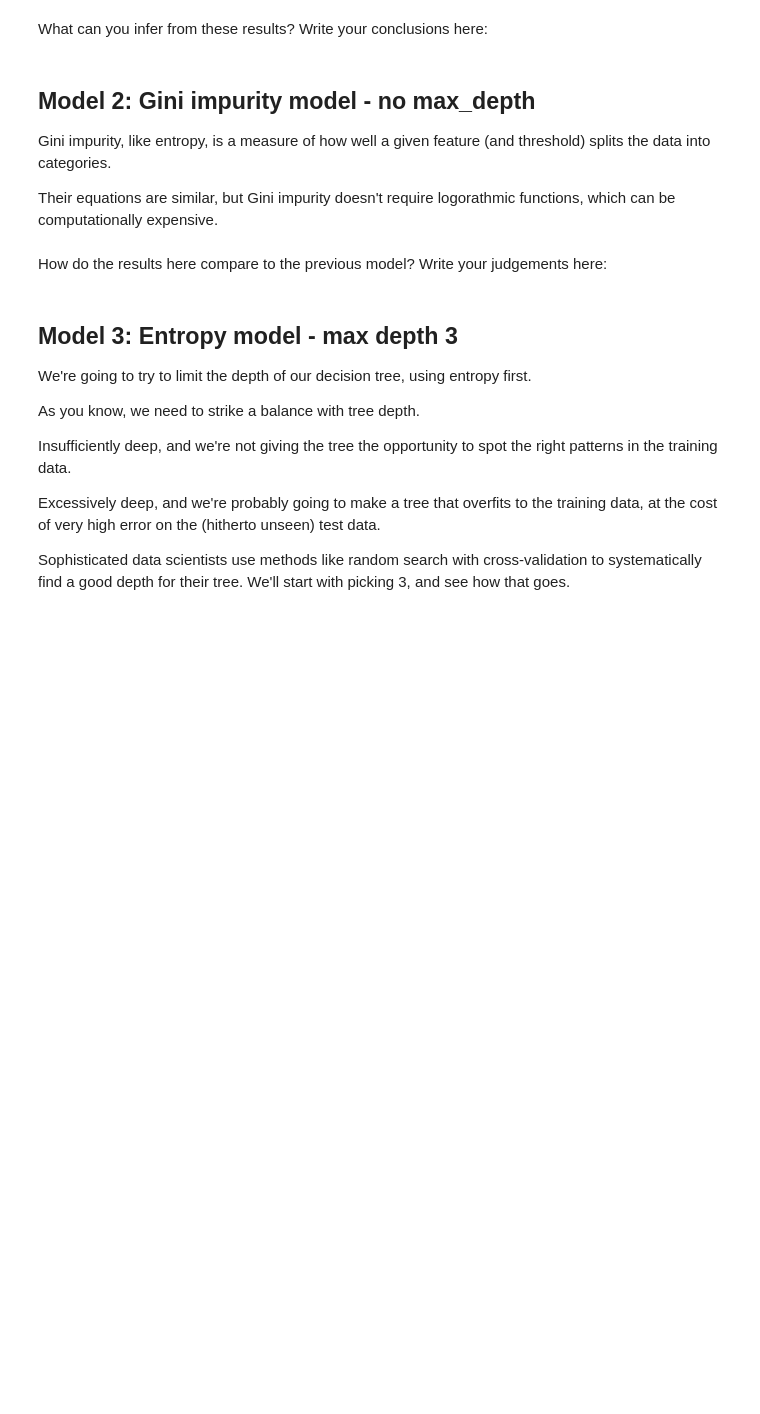
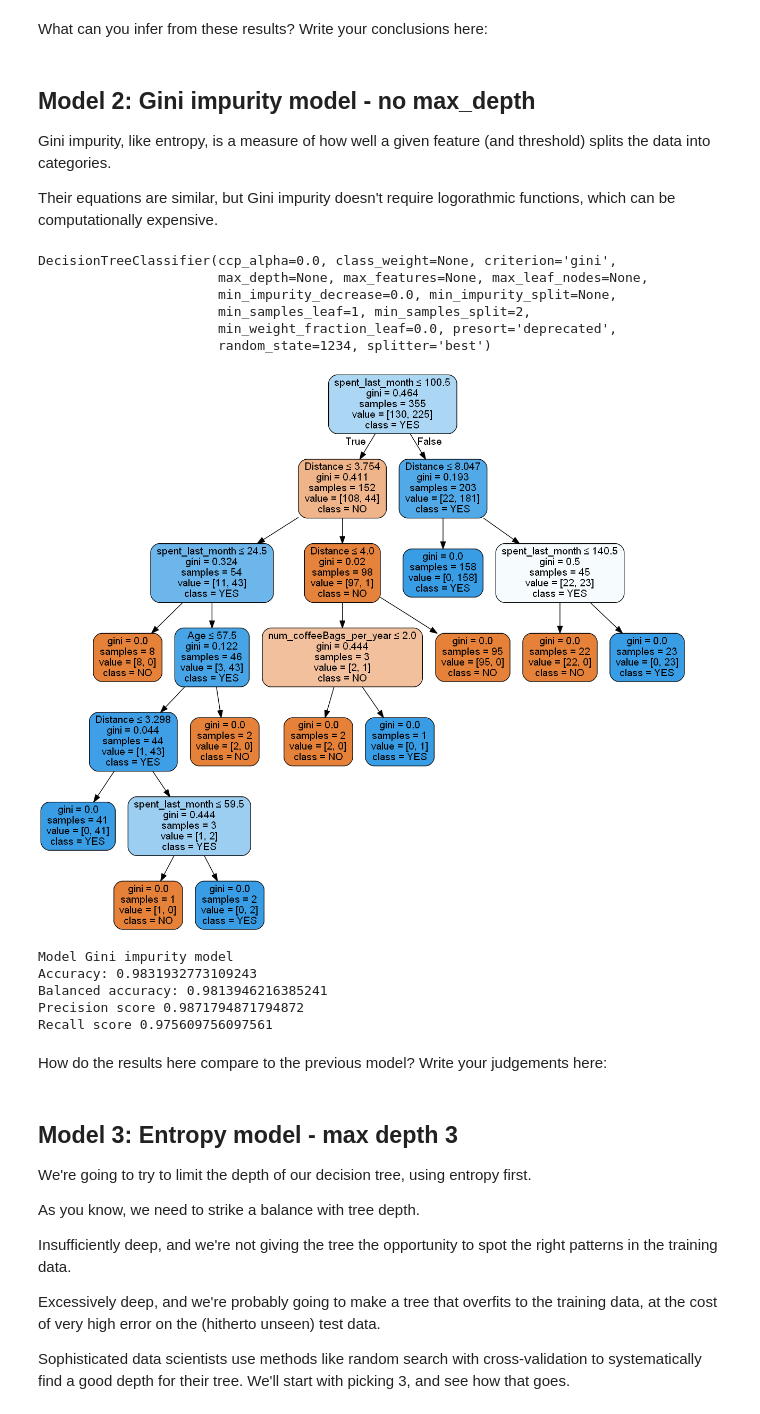
Before and after one commit to salman-pasha/DecisionTree, a Jupyter notebook: Springboard Decision Tree Specialty Coffee Case Study - Tier 3.ipynb, the cells around one changed output. Cells and saved outputs as stored; diff of their text form; code cells hidden in the pictures; blank space fills up the shorter version.

```diff
--- a/Springboard Decision Tree Specialty Coffee Case Study - Tier 3.ipynb
+++ b/Springboard Decision Tree Specialty Coffee Case Study - Tier 3.ipynb
@@ -438,26 +446,39 @@ Their equations are similar, but Gini impurity doesn't require logorathmic funct
 # %%
 # Make a variable called gini_model, and assign it exactly what you assigned entr_model with above, but with the
 # criterion changed to 'gini'
-_ _ _
+gini_model = tree.DecisionTreeClassifier(criterion='gini',random_state=1234)
 
 # Call fit() on the gini_model as you did with the entr_model
-_ _ _
+gini_model.fit(X_train,y_train)
 
 # Call predict() on the gini_model as you did with the entr_model
-_ _ _
+y_pred = gini_model.predict(X_test)
 
 # Turn y_pred into a series, as before
-_ _ _
+y_pred = pd.Series(y_pred)
 
 # Check out gini_model
-_ _ _
+gini_model
+# %% [output]
+DecisionTreeClassifier(ccp_alpha=0.0, class_weight=None, criterion='gini',
+                       max_depth=None, max_features=None, max_leaf_nodes=None,
+                       min_impurity_decrease=0.0, min_impurity_split=None,
+                       min_samples_leaf=1, min_samples_split=2,
+                       min_weight_fraction_leaf=0.0, presort='deprecated',
+                       random_state=1234, splitter='best')
 # %%
 # As before, but make the model name gini_model
-_ _ _
-_ _ _
+dot_data = StringIO()
+
+tree.export_graphviz(gini_model, out_file=dot_data,
+                filled=True, rounded=True,
+                special_characters=True, feature_names=X_train.columns,class_names = ["NO", "YES"])
 
 # Alternatively for class_names use gini_model.classes_
-_ _ _
+graph = pydotplus.graph_from_dot_data(dot_data.getvalue())
+Image(graph.create_png())
+# %% [output]
+[figure, added]
 # %%
 # Run this block for model evaluation
 print("Model Gini impurity model")
@@ -465,6 +486,12 @@ print("Accuracy:", metrics.accuracy_score(y_test,y_pred))
 print("Balanced accuracy:", metrics.balanced_accuracy_score(y_test,y_pred))
 print('Precision score' , metrics.precision_score(y_test,y_pred, pos_label = "YES"))
 print('Recall score' , metrics.recall_score(y_test,y_pred, pos_label = "NO"))
+# %% [output]
+Model Gini impurity model
+Accuracy: 0.9831932773109243
+Balanced accuracy: 0.9813946216385241
+Precision score 0.9871794871794872
+Recall score 0.975609756097561
 # %% [markdown]
 How do the results here compare to the previous model? Write your judgements here:
 # %% [markdown]
```
Also changed, not shown: parts of 19 cells of this notebook.
